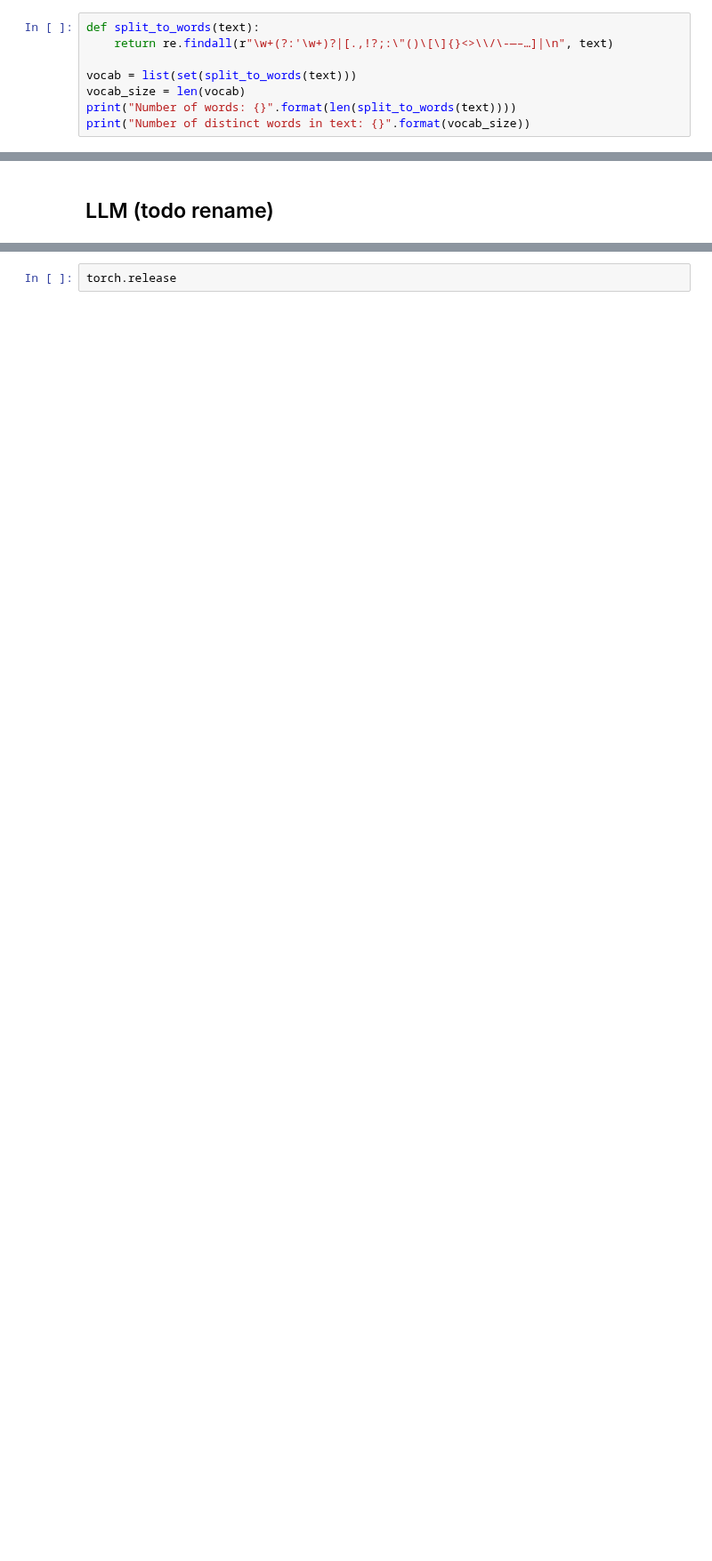
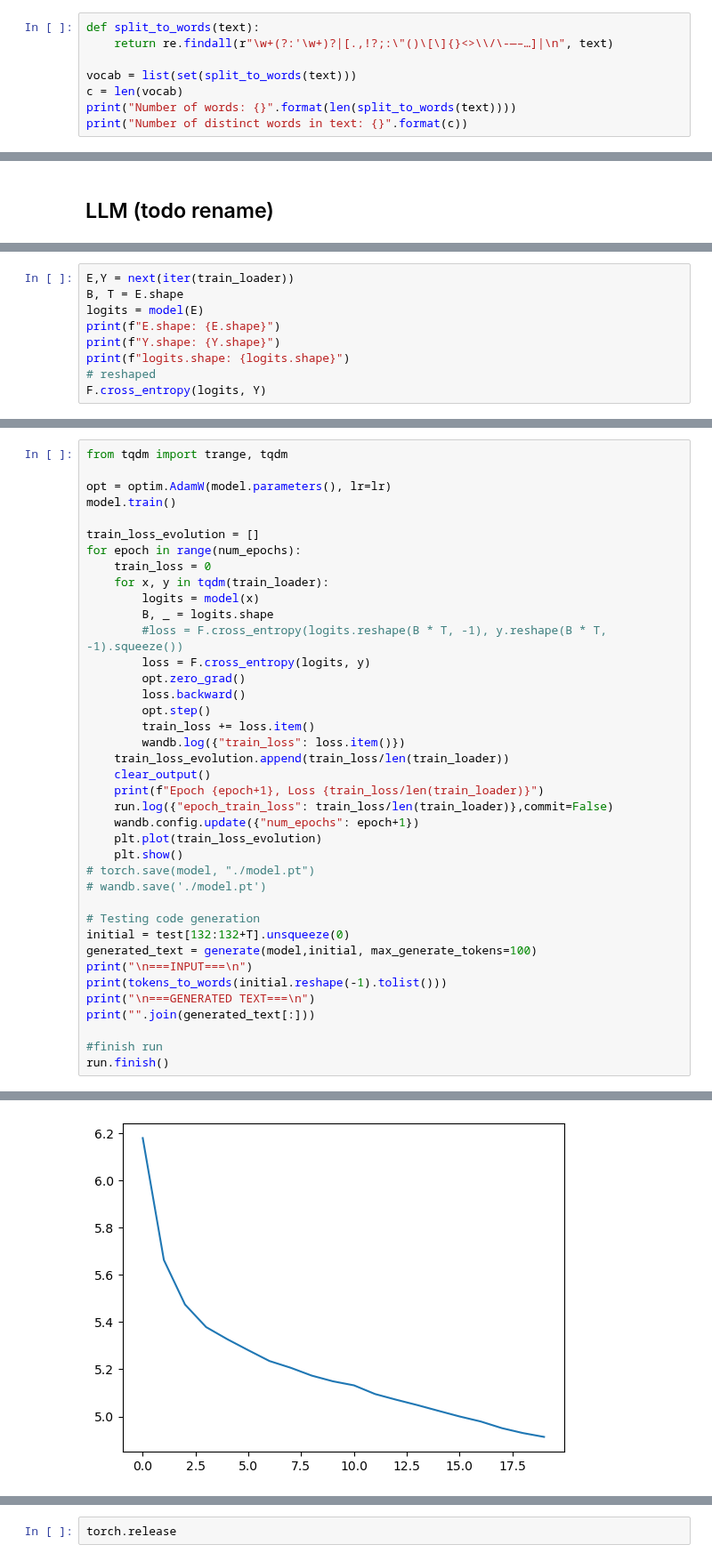
Before and after one commit to varunchitturi/ese-2000-labs, a Jupyter notebook: Lab 9/Lab_9.ipynb, the cells around one changed output, grey strips where cells are left out. Shown at 89% size. Cells and saved outputs as stored; diff of their text form; blank space fills up the shorter version.

```diff
--- a/Lab 9/Lab_9.ipynb
+++ b/Lab 9/Lab_9.ipynb
@@ -79,9 +59,9 @@ def split_to_words(text):
     return re.findall(r"\w+(?:'\w+)?|[.,!?;:\"()\[\]{}<>\\/\-—–…]|\n", text)
 
 vocab = list(set(split_to_words(text)))
-vocab_size = len(vocab)
+c = len(vocab)
 print("Number of words: {}".format(len(split_to_words(text))))
-print("Number of distinct words in text: {}".format(vocab_size))
+print("Number of distinct words in text: {}".format(c))
 # %% [output]
 Number of words: 292072
 Number of distinct words in text: 14295
@@ -431,0 +488,9 @@ tensor([[-0.5670, -0.4217, -0.6039,  1.7886, -2.9346, -0.2832,  2.3619, -0.5229,
+# %%
+E,Y = next(iter(train_loader))
+B, T = E.shape
+logits = model(E)
+print(f"E.shape: {E.shape}")
+print(f"Y.shape: {Y.shape}")
+print(f"logits.shape: {logits.shape}")
+# reshaped
+F.cross_entropy(logits, Y)
@@ -431,0 +546,40 @@ tensor([[-0.5670, -0.4217, -0.6039,  1.7886, -2.9346, -0.2832,  2.3619, -0.5229,
+# %%
+from tqdm import trange, tqdm
+
+opt = optim.AdamW(model.parameters(), lr=lr)
+model.train()
+
+train_loss_evolution = []
+for epoch in range(num_epochs):
+    train_loss = 0
+    for x, y in tqdm(train_loader):
+        logits = model(x)
+        B, _ = logits.shape
+        #loss = F.cross_entropy(logits.reshape(B * T, -1), y.reshape(B * T, -1).squeeze())
+        loss = F.cross_entropy(logits, y)
+        opt.zero_grad()
+        loss.backward()
+        opt.step()
+        train_loss += loss.item()
+        wandb.log({"train_loss": loss.item()})
+    train_loss_evolution.append(train_loss/len(train_loader))
+    clear_output()
+    print(f"Epoch {epoch+1}, Loss {train_loss/len(train_loader)}")
+    run.log({"epoch_train_loss": train_loss/len(train_loader)},commit=False)
+    wandb.config.update({"num_epochs": epoch+1})
+    plt.plot(train_loss_evolution)
+    plt.show()
+# torch.save(model, "./model.pt")
+# wandb.save('./model.pt')
+
+# Testing code generation
+initial = test[132:132+T].unsqueeze(0)
+generated_text = generate(model,initial, max_generate_tokens=100)
+print("\n===INPUT===\n")
+print(tokens_to_words(initial.reshape(-1).tolist()))
+print("\n===GENERATED TEXT===\n")
+print("".join(generated_text[:]))
+
+#finish run
+run.finish()
+# %% [output]
@@ -431,0 +587 @@ tensor([[-0.5670, -0.4217, -0.6039,  1.7886, -2.9346, -0.2832,  2.3619, -0.5229,
+[figure, added]
```
Also changed, not shown: parts of 27 cells of this notebook.
